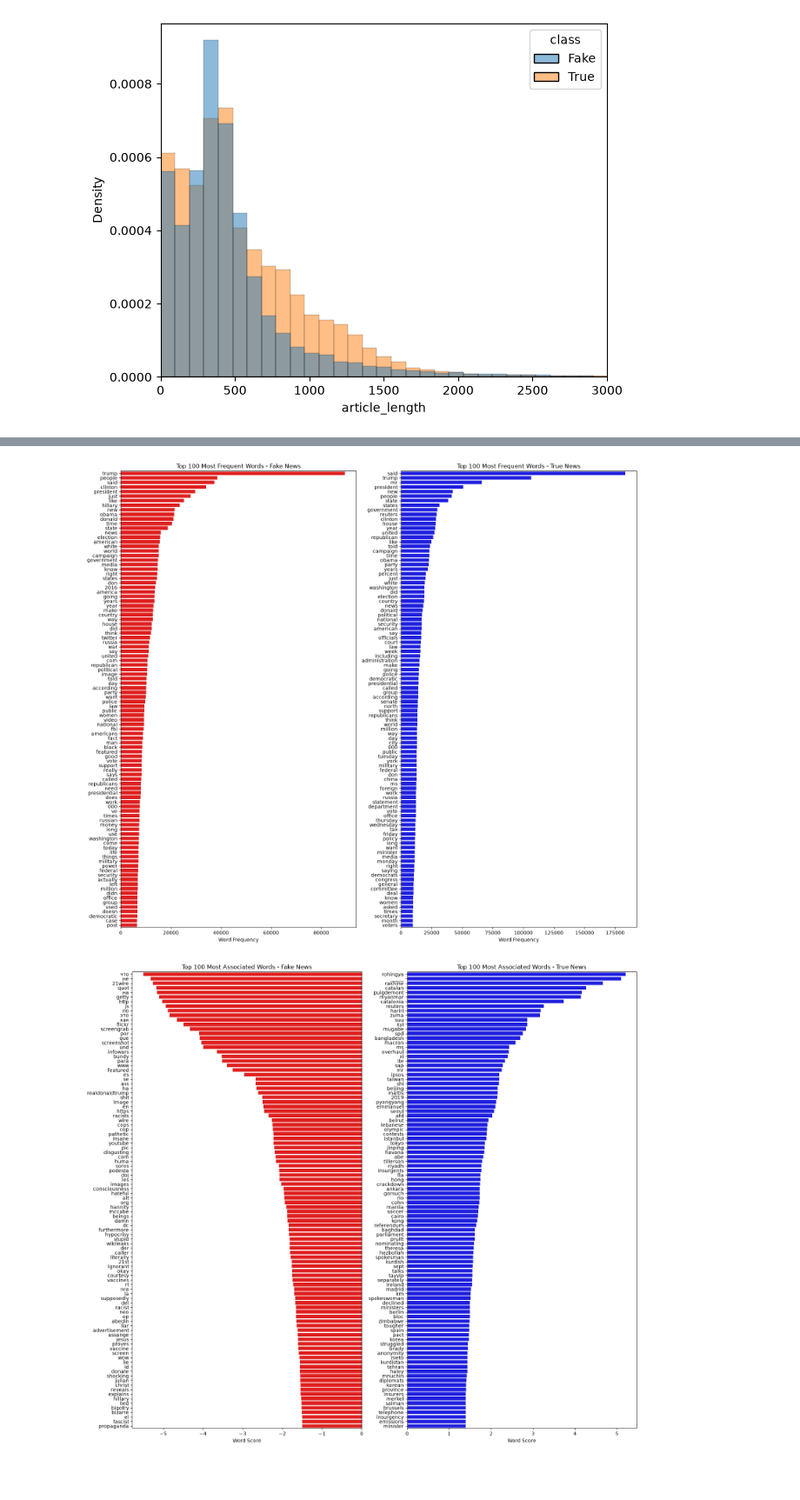
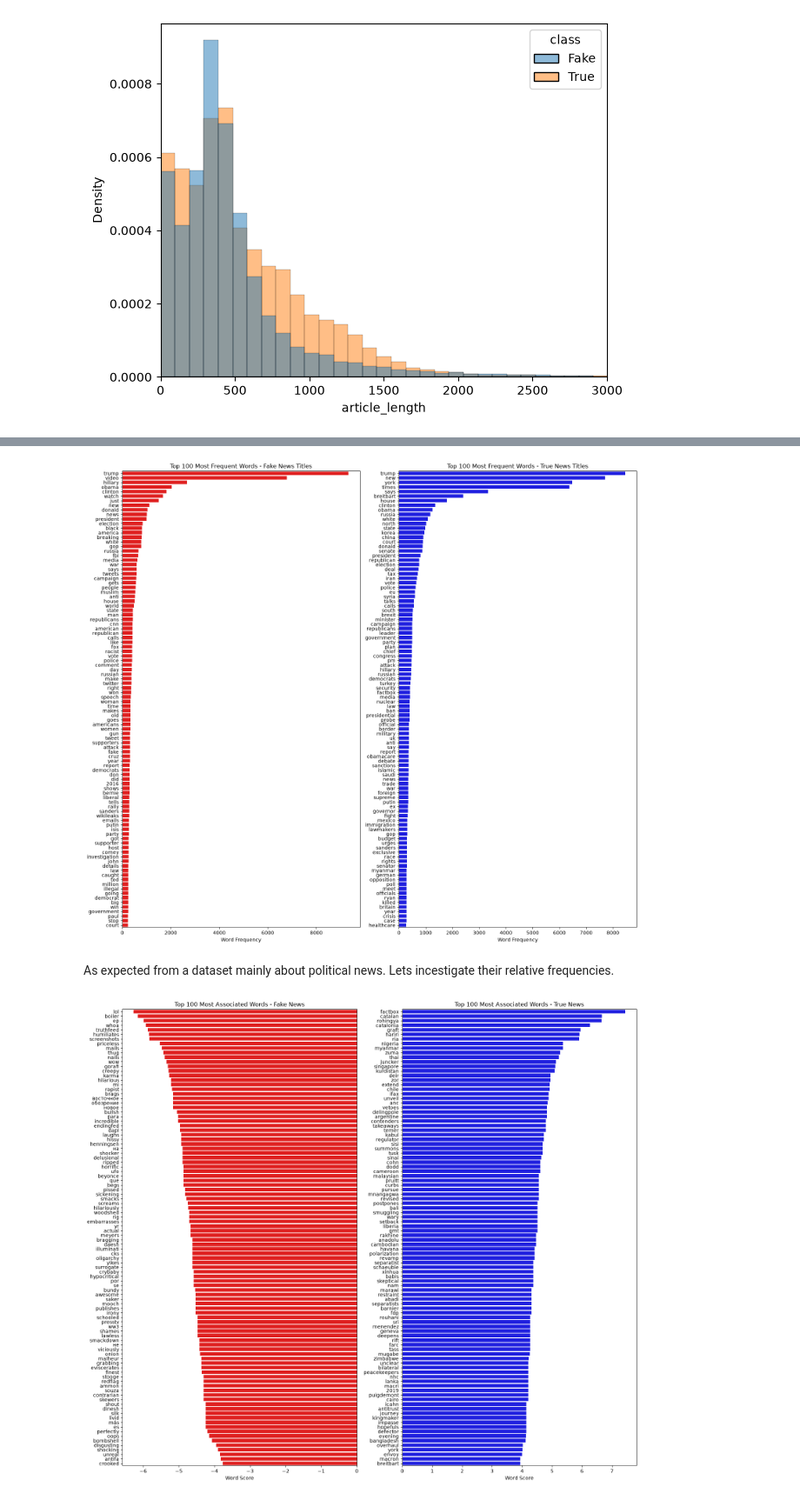
Before and after one commit to takiboti2/fakenewsclassification-demo, a Jupyter notebook: eda.ipynb, the cells around one changed output, grey strips where cells are left out. Shown at 87% size. Cells and saved outputs as stored; diff of their text form; code cells hidden in the pictures; blank space fills up the shorter version.

```diff
--- a/eda.ipynb
+++ b/eda.ipynb
@@ -138,7 +142,7 @@ for ax, label, color in zip(
     ["Fake", "True"],
     ["red", "blue"]
 ):
-    texts = df.loc[df["class"] == label, "text"].fillna("")
+    titles = df.loc[df["class"] == label, "title"].fillna("")
 
     vectorizer = CountVectorizer(
         stop_words="english",
@@ -146,7 +150,7 @@ for ax, label, color in zip(
         min_df=2
     )
 
-    X = vectorizer.fit_transform(texts)
+    X = vectorizer.fit_transform(titles)
 
     word_counts = X.sum(axis=0).A1
     words = vectorizer.get_feature_names_out()
@@ -159,14 +163,16 @@ for ax, label, color in zip(
         order=words[word_counts.argsort()[::-1]]
     )
 
-    ax.set_title(f"Top 100 Most Frequent Words - {label} News")
+    ax.set_title(f"Top 100 Most Frequent Words - {label} News Titles")
     ax.set_xlabel("Word Frequency")
     ax.set_ylabel("")
 
 plt.tight_layout()
 plt.show()
 # %% [output]
-[figure, old version]
+[figure, new version]
+# %% [markdown]
+As expected from a dataset mainly about political news. Lets incestigate their relative frequencies.
 # %%
 vectorizer = CountVectorizer(
     stop_words="english",
@@ -174,8 +180,8 @@ vectorizer = CountVectorizer(
     min_df=2
 )
 
-X = vectorizer.fit_transform(df["text"].fillna(""))
-
+X = vectorizer.fit_transform(df["title"].fillna(""))
+#vectorizer counts the count of words in each class
 words = vectorizer.get_feature_names_out()
 
 fake_counts = np.asarray(
@@ -185,6 +191,8 @@ fake_counts = np.asarray(
 true_counts = np.asarray(
     X[(df["class"] == "True").to_numpy()].sum(axis=0)
 ).ravel()
+
+#calculate the frequency of each word separately for the classes
 
 fake_freq = fake_counts / fake_counts.sum()
 
@@ -196,33 +204,33 @@ log_scores = np.log((true_freq + alpha)/ (fake_freq + alpha))
 fig, axes = plt.subplots(1, 2, figsize=(16, 14))
 
 for ax, label, color in zip(
     axes,
     ["Fake", "True"],
     ["red", "blue"]
 ):
     class_words = pd.DataFrame({
     "words" : words,
     "log_scores" : log_scores
     }
     )
     ascending = True if label == "Fake" else False
 
     class_words = class_words.sort_values("log_scores", ascending = ascending).head(100)
 
     sns.barplot(
         data = class_words,
         x = "log_scores",
         y = "words",
         ax=ax,
         color=color
     )
 
-    ax.set_title(f"Top 100 Most Associated Words - {label} News")
+    ax.set_title(f"Top 100 Most Associated Words - {label} News Titles")
     ax.set_xlabel("Word Score")
     ax.set_ylabel("")
 
 plt.tight_layout()
 plt.show()
 # %% [output]
-[figure, old version]
+[figure, new version]
 # %% [markdown]
```
Also changed, not shown: parts of 7 cells of this notebook, 17 other files.
